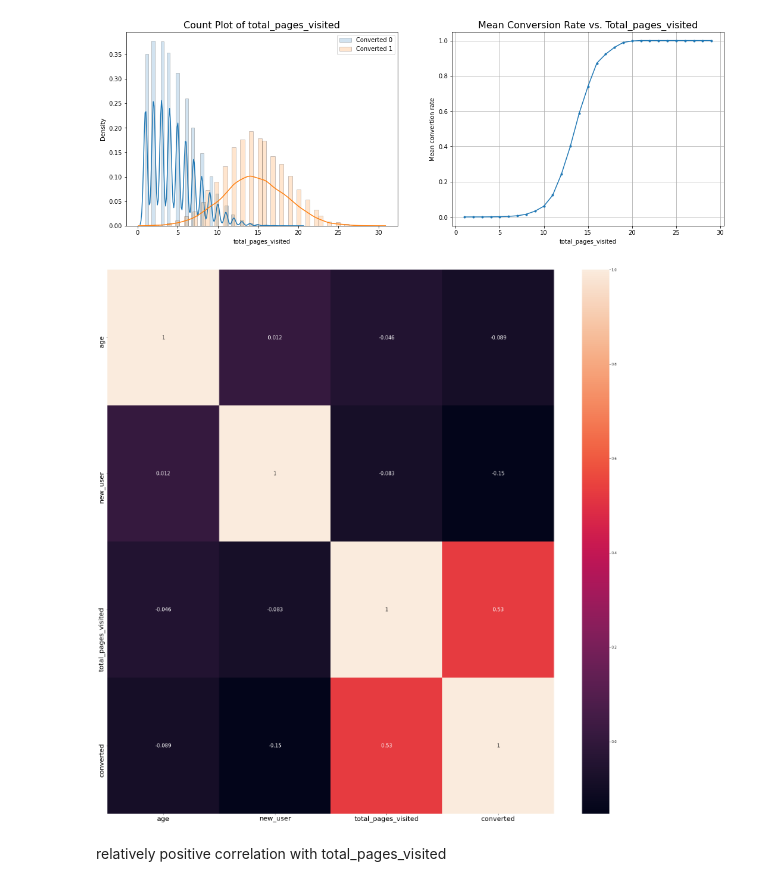
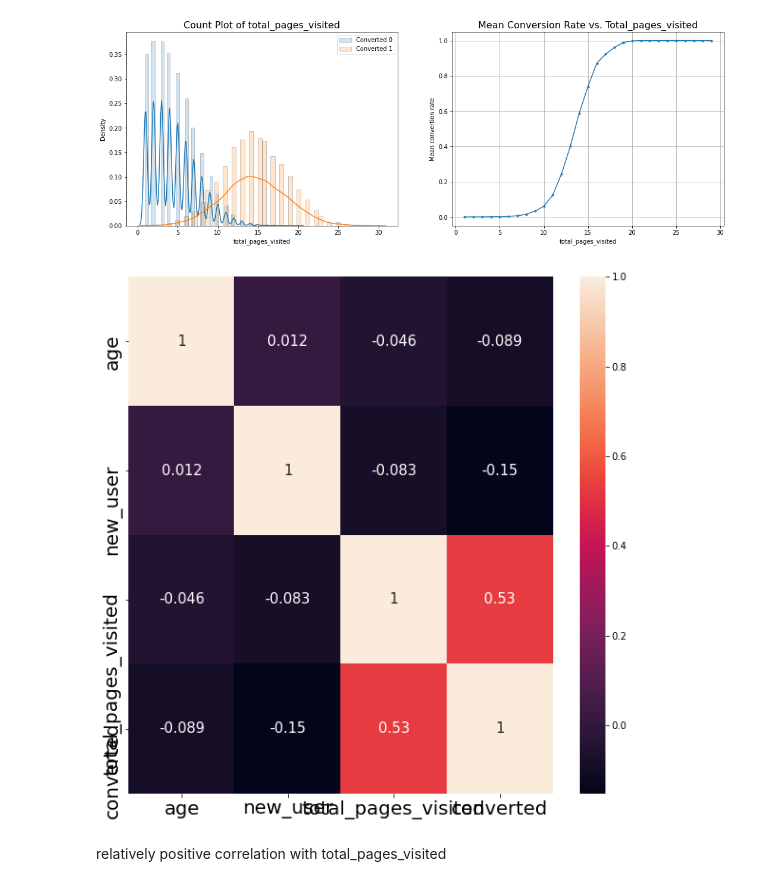
Before and after one commit to YTwho/Collection-of-data-challenge, a Jupyter notebook: 1. Conversion Rate/1. Conversion rate.ipynb, the cells around one changed output. Cells and saved outputs as stored; diff of their text form; code cells hidden in the pictures.

```diff
--- a/1. Conversion Rate/1. Conversion rate.ipynb
+++ b/1. Conversion Rate/1. Conversion rate.ipynb
@@ -166,15 +166,15 @@ plt.show()
 # %%
 correlation=data.corr()
 # Plot correlation
-plt.figure(figsize=(30,30))
+plt.figure(figsize=(10,10))
 sns.heatmap(correlation, xticklabels=correlation.columns.values,
             yticklabels=correlation.columns.values, annot=True, annot_kws={'size':15})
 # Axis ticks size
 plt.xticks(fontsize=20)
 plt.yticks(fontsize=20)
 plt.show()
 # %% [output]
-[figure, old version]
+[figure, new version]
 # %% [markdown]
 relatively positive correlation with total_pages_visited
 # %%
```
